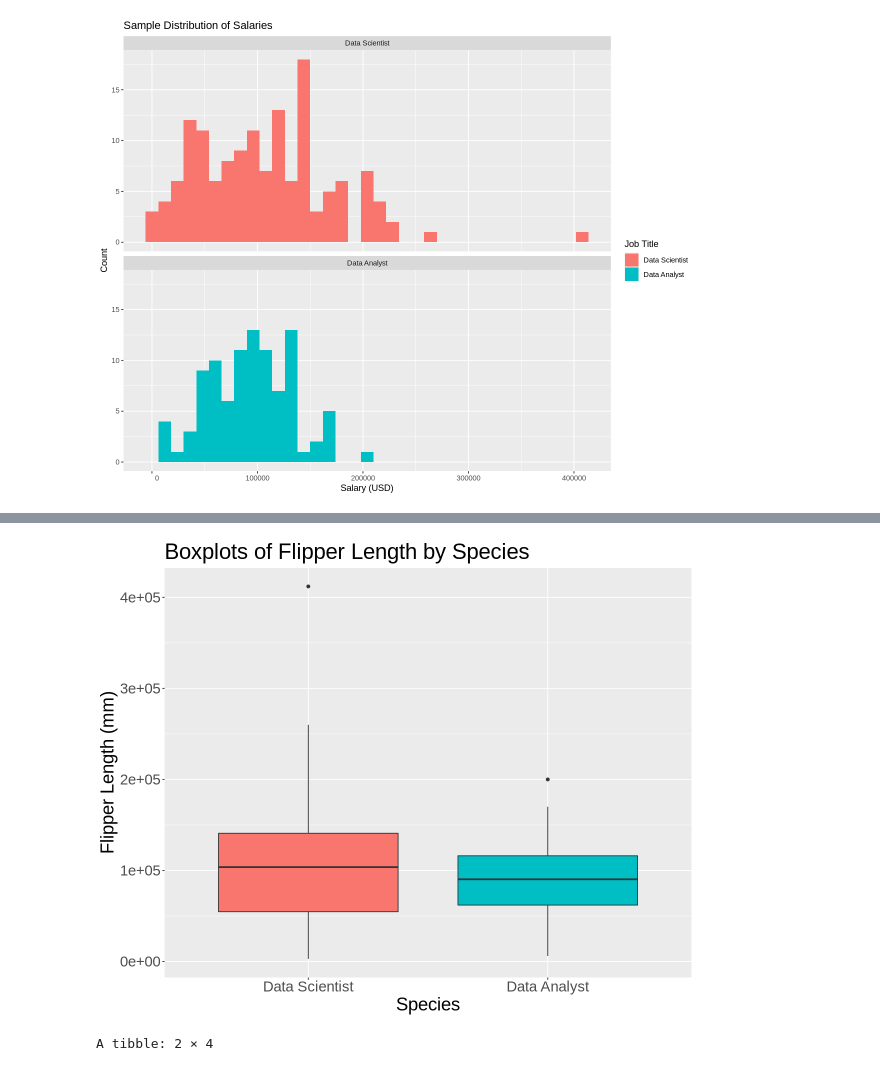
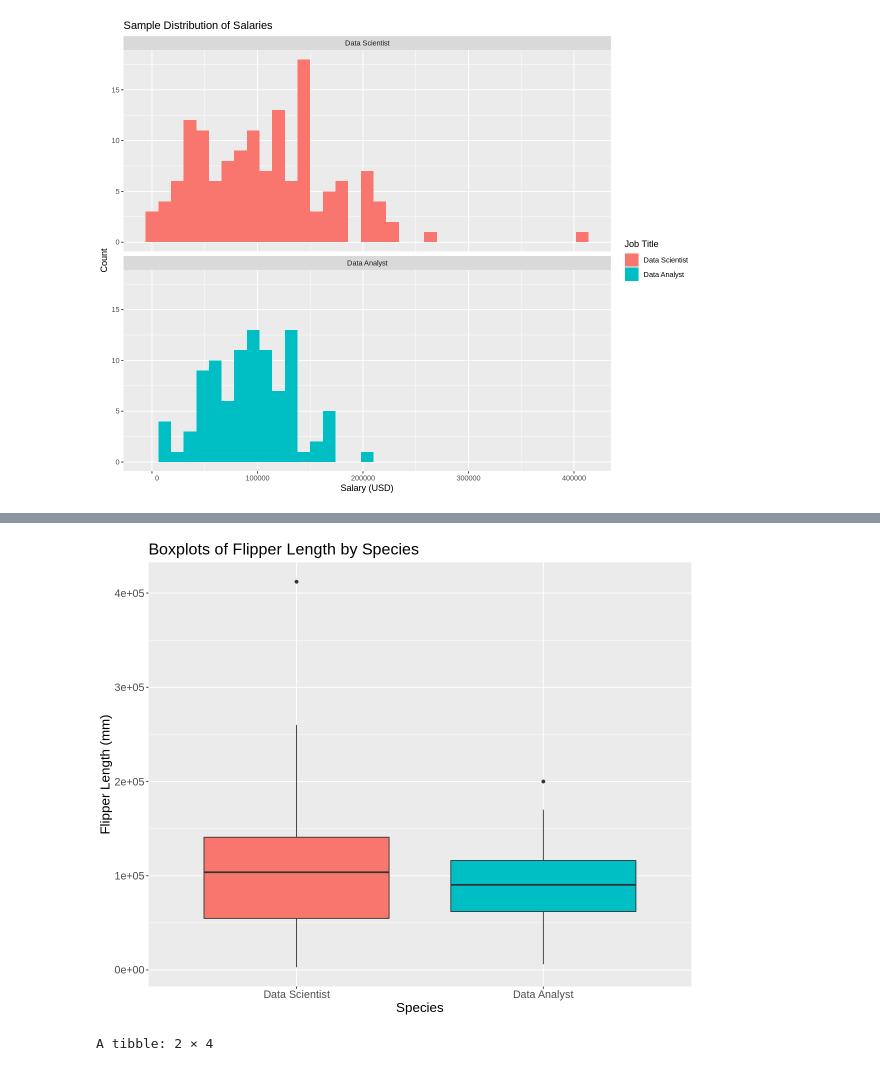
Before and after one commit to aaryan-rampal/stat-201-project, a Jupyter notebook: proposal.ipynb, the cells around one changed output, grey strips where cells are left out. Saved outputs shown, nothing was run; the diff lists cells and outputs as text; code cells hidden in the pictures.

```diff
--- a/proposal.ipynb
+++ b/proposal.ipynb
@@ -119,12 +119,11 @@ salary_boxplot <-
     salary %>%
     ggplot() +
     geom_boxplot(aes(job_title, salary_in_usd, fill=job_title)) +
-    theme(text = element_text(size = 22)) +
+    theme(text = element_text(size = 16)) +
     ggtitle("Boxplots of Flipper Length by Species") +
     xlab("Species") +
     ylab("Flipper Length (mm)") +
-    guides(fill = FALSE)
-### END SOLUTION
+    guides(fill = "none")
 
 salary_boxplot
 # %% [output]
@@ -133,4 +130,4 @@ Warning message:
-[figure, old version]
+[figure, new version]
 # %%
 salary_summarized <- salary |>
     group_by(job_title) |>
```
Also changed, not shown: parts of 10 cells of this notebook.
